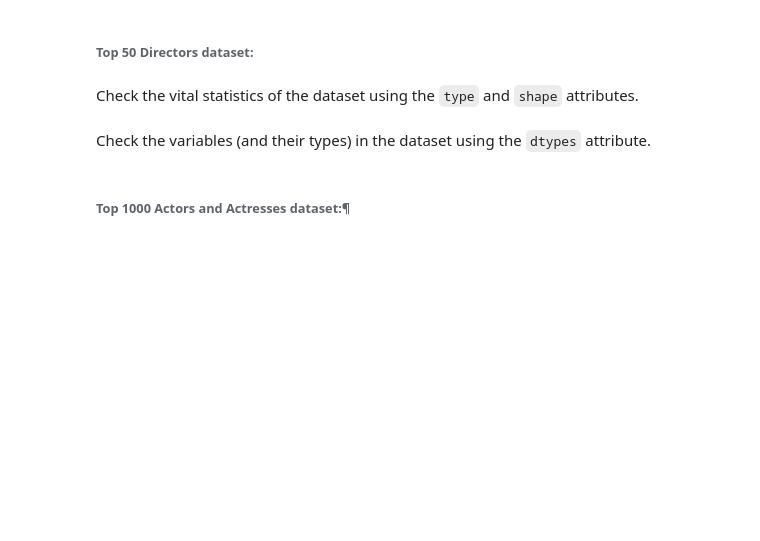
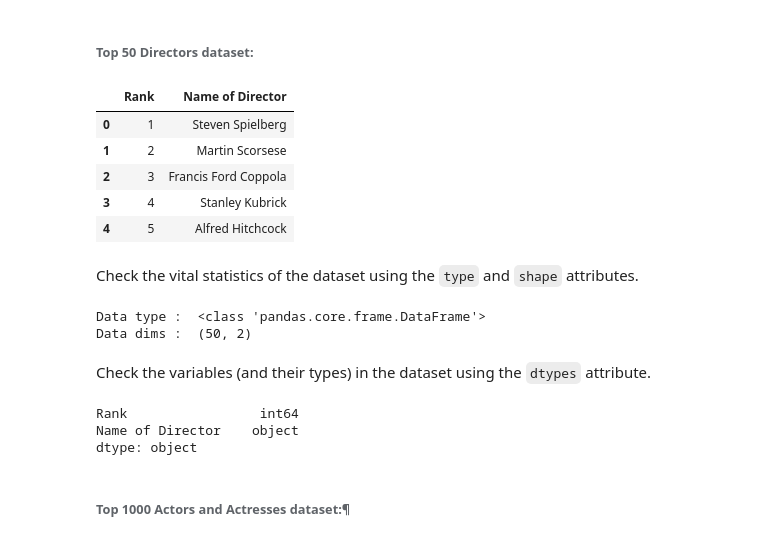
Before and after one commit to vernonyo/Film-Awards-Predictions, a Jupyter notebook: datasets/Clean Oscar Award.ipynb, the cells around one changed output. Cells and saved outputs as stored; diff of their text form; code cells hidden in the pictures; blank space fills up the shorter version.

```diff
--- a/datasets/Clean Oscar Award.ipynb
+++ b/datasets/Clean Oscar Award.ipynb
@@ -630,17 +711,31 @@ We will be using the Top 50 Directors list obtained from IMDB to add the ranking
 # %%
 # The dataset is in CSV format, hence we use the read_csv function from Pandas.
 # Immediately after importing, we will take a quick look at the data using the head function.
-directorData = pd.read_csv('Top 50 directors.csv')
+directorData = pd.read_csv('Top 50 directors.csv', encoding = 'ISO-8859-1')
 directorData.head()
+# %% [output]
+|  | Rank | Name of Director |
+| 0 | 1 | Steven Spielberg |
+| 1 | 2 | Martin Scorsese |
+| 2 | 3 | Francis Ford Coppola |
+| 3 | 4 | Stanley Kubrick |
+| 4 | 5 | Alfred Hitchcock |
 # %% [markdown]
 Check the vital statistics of the dataset using the `type` and `shape` attributes.
 # %%
 print("Data type : ", type(directorData))
 print("Data dims : ", directorData.shape)
+# %% [output]
+Data type :  <class 'pandas.core.frame.DataFrame'>
+Data dims :  (50, 2)
 # %% [markdown]
 Check the variables (and their types) in the dataset using the `dtypes` attribute.
 # %%
 print(directorData.dtypes)
+# %% [output]
+Rank                 int64
+Name of Director    object
+dtype: object
 # %% [markdown]
 ###### Top 1000 Actors and Actresses dataset:¶
 # %%
```
Also changed, not shown: parts of 22 cells of this notebook.
